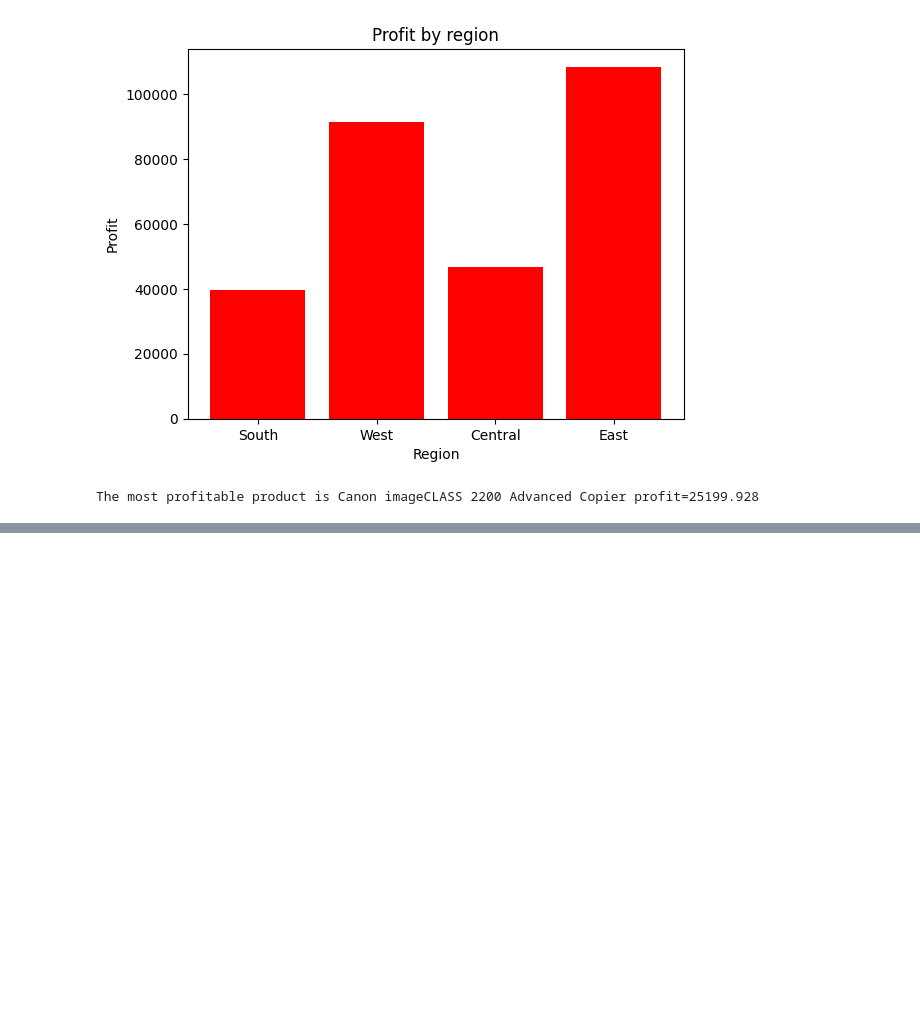
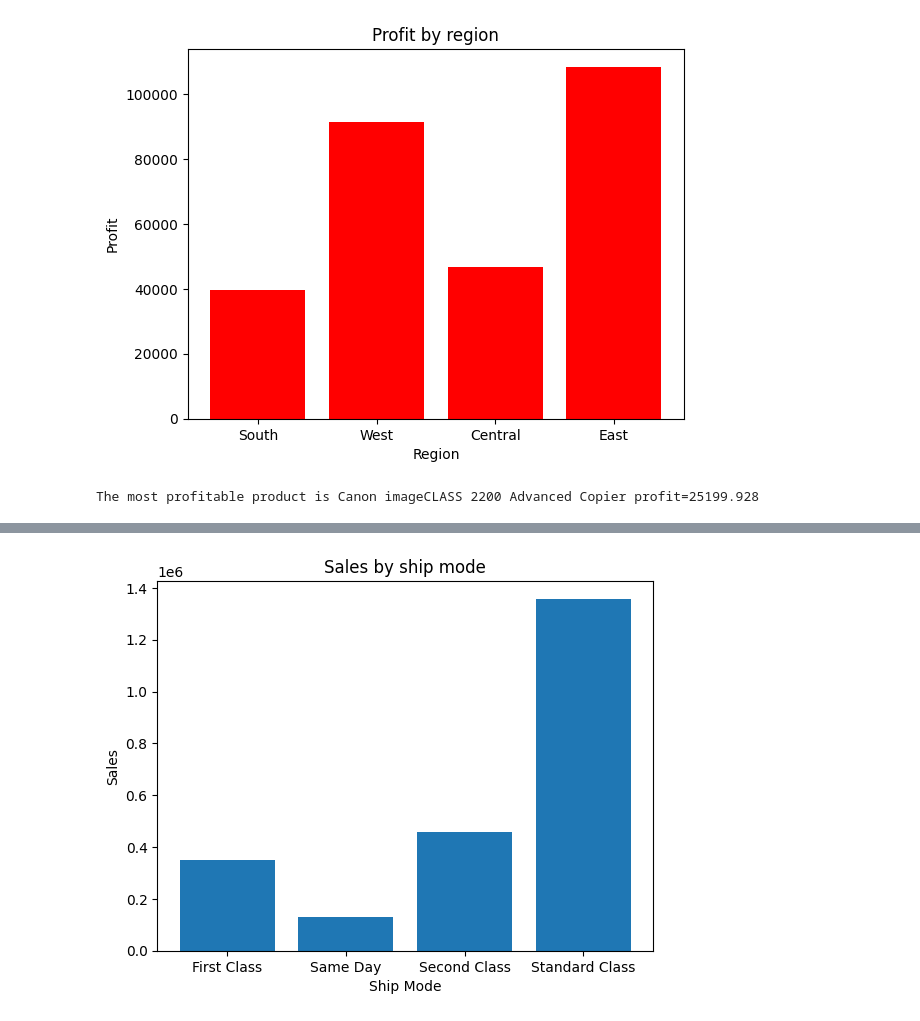
Before and after one commit to salampatel08/Superstore-Data-Analysis, a Jupyter notebook: super_data_analysing.ipynb, the cells around one changed output, grey strips where cells are left out. Cells and saved outputs as stored; diff of their text form; code cells hidden in the pictures; blank space fills up the shorter version.

```diff
--- a/super_data_analysing.ipynb
+++ b/super_data_analysing.ipynb
@@ -185,0 +204,10 @@ Name: count, dtype: int64
+# %%
+sales_by_shipmode=df.groupby("Ship Mode")["Sales"].sum()
+shipmodes=sales_by_shipmode.index
+plt.bar(shipmodes,sales_by_shipmode)
+plt.xlabel("Ship Mode")
+plt.ylabel("Sales")
+plt.title("Sales by ship mode")
+plt.show()
+# %% [output]
+[figure, added]
```
Also changed, not shown: parts of 13 cells of this notebook, 1 other file.
